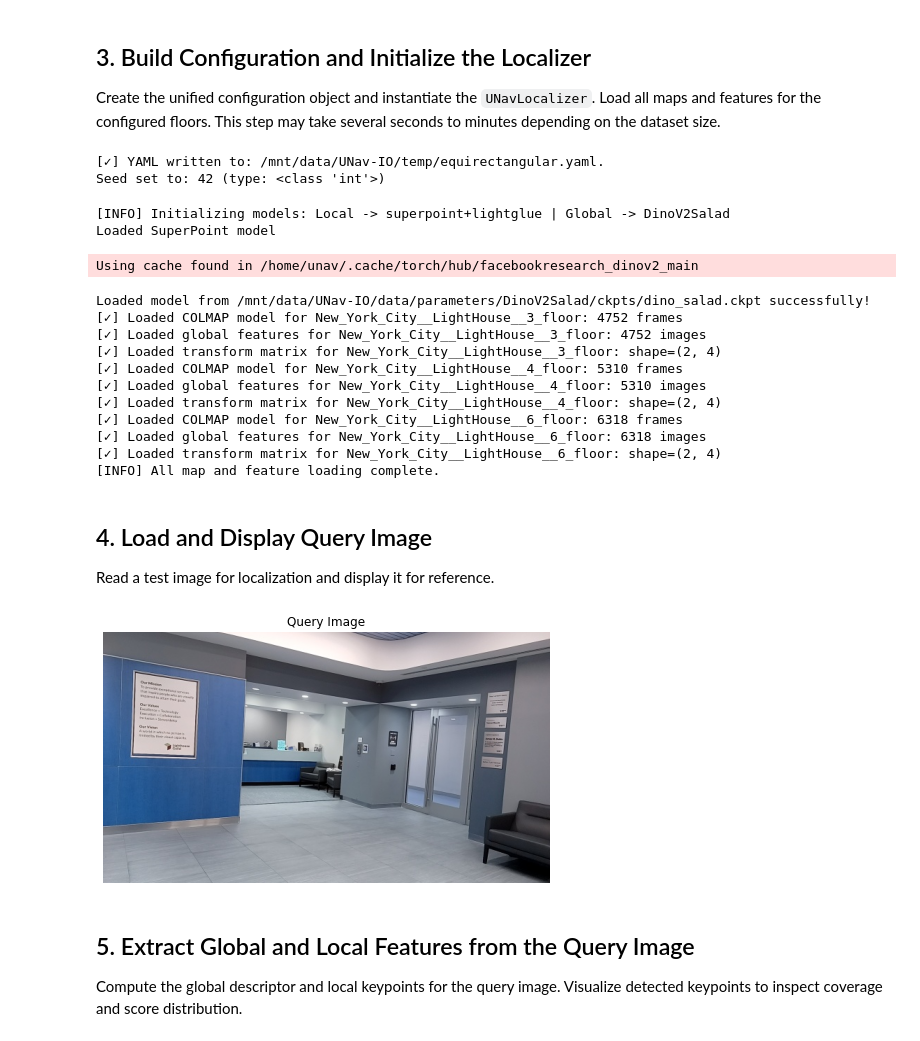
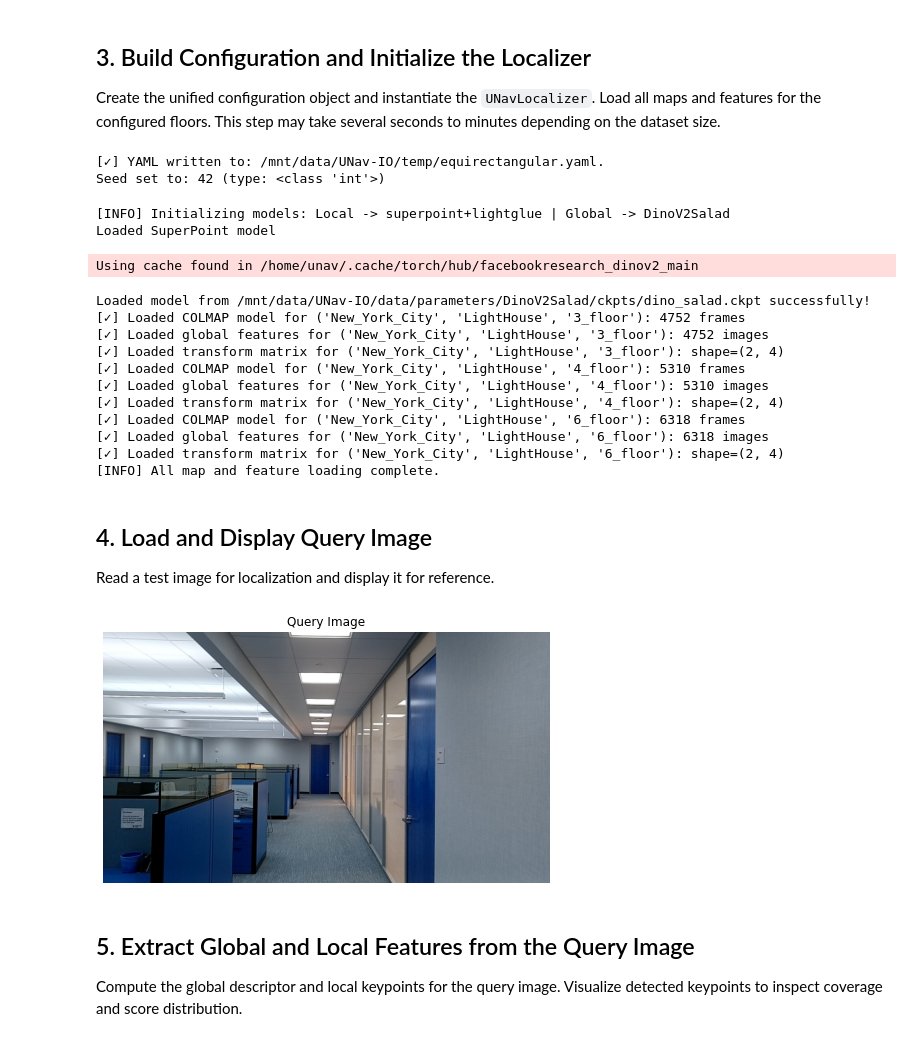
Before and after one commit to endeleze/UNav, a Jupyter notebook: visualization_localization.ipynb, the cells around one changed output. Saved outputs shown, nothing was run; the diff lists cells and outputs as text; code cells hidden in the pictures.

```diff
--- a/visualization_localization.ipynb
+++ b/visualization_localization.ipynb
@@ -32,8 +33,6 @@ Create the unified configuration object and instantiate the `UNavLocalizer`. Loa
 config = UNavConfig(
     data_final_root=DATA_FINAL_ROOT,
     places=PLACES,
-    buildings=BUILDINGS,
-    floors=FLOORS,
     global_descriptor_model=FEATURE_MODEL,
     local_feature_model=LOCAL_FEATURE_MODEL
 )
@@ -50,33 +49,33 @@ Seed set to: 42 (type: <class 'int'>)
 Loaded SuperPoint model
 Using cache found in /home/unav/.cache/torch/hub/facebookresearch_dinov2_main
 Loaded model from /mnt/data/UNav-IO/data/parameters/DinoV2Salad/ckpts/dino_salad.ckpt successfully!
-[✓] Loaded COLMAP model for New_York_City__LightHouse__3_floor: 4752 frames
-[✓] Loaded global features for New_York_City__LightHouse__3_floor: 4752 images
-[✓] Loaded transform matrix for New_York_City__LightHouse__3_floor: shape=(2, 4)
-[✓] Loaded COLMAP model for New_York_City__LightHouse__4_floor: 5310 frames
-[✓] Loaded global features for New_York_City__LightHouse__4_floor: 5310 images
-[✓] Loaded transform matrix for New_York_City__LightHouse__4_floor: shape=(2, 4)
-[✓] Loaded COLMAP model for New_York_City__LightHouse__6_floor: 6318 frames
-[✓] Loaded global features for New_York_City__LightHouse__6_floor: 6318 images
-[✓] Loaded transform matrix for New_York_City__LightHouse__6_floor: shape=(2, 4)
+[✓] Loaded COLMAP model for ('New_York_City', 'LightHouse', '3_floor'): 4752 frames
+[✓] Loaded global features for ('New_York_City', 'LightHouse', '3_floor'): 4752 images
+[✓] Loaded transform matrix for ('New_York_City', 'LightHouse', '3_floor'): shape=(2, 4)
+[✓] Loaded COLMAP model for ('New_York_City', 'LightHouse', '4_floor'): 5310 frames
+[✓] Loaded global features for ('New_York_City', 'LightHouse', '4_floor'): 5310 images
+[✓] Loaded transform matrix for ('New_York_City', 'LightHouse', '4_floor'): shape=(2, 4)
+[✓] Loaded COLMAP model for ('New_York_City', 'LightHouse', '6_floor'): 6318 frames
+[✓] Loaded global features for ('New_York_City', 'LightHouse', '6_floor'): 6318 images
+[✓] Loaded transform matrix for ('New_York_City', 'LightHouse', '6_floor'): shape=(2, 4)
 [INFO] All map and feature loading complete.
 # %% [markdown]
 ## 4. Load and Display Query Image
 
 Read a test image for localization and display it for reference.
 # %%
-test_image_path = "/mnt/data/UNav-IO-old/logs/New_York_City/LightHouse/6/02754/images/2023-07-18_09-40-46.png"
+test_image_path = "/mnt/data/UNav-IO-old/logs/New_York_City/LightHouse/6/15149/images/2023-06-29_12-20-36.png"
 img = cv2.imread(test_image_path)
 if img is None:
     raise FileNotFoundError(f"Cannot load test image: {test_image_path}")
 
 plt.figure(figsize=(8, 8))
 plt.imshow(img)
 plt.axis("off")
 plt.title("Query Image")
 plt.show()
 # %% [output]
-[figure, old version]
+[figure, new version]
 # %% [markdown]
 ## 5. Extract Global and Local Features from the Query Image
 
```
Also changed, not shown: parts of 9 cells of this notebook, 18 other files.
